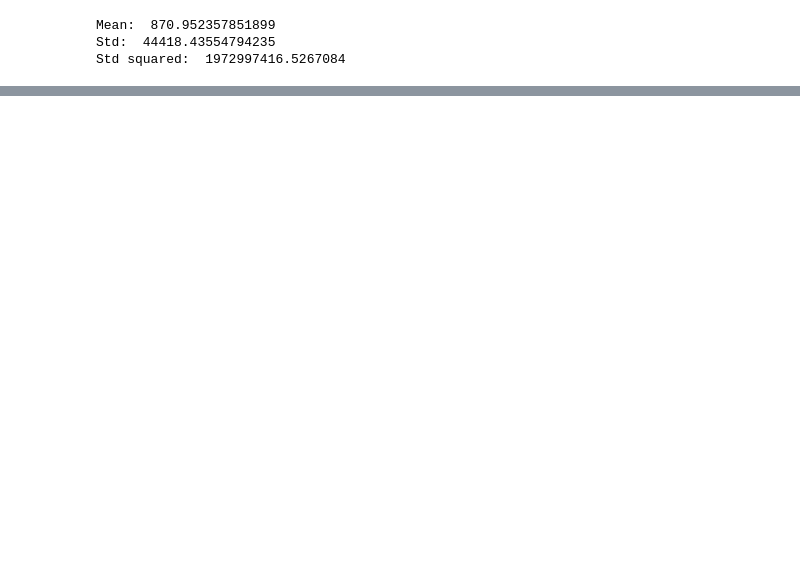
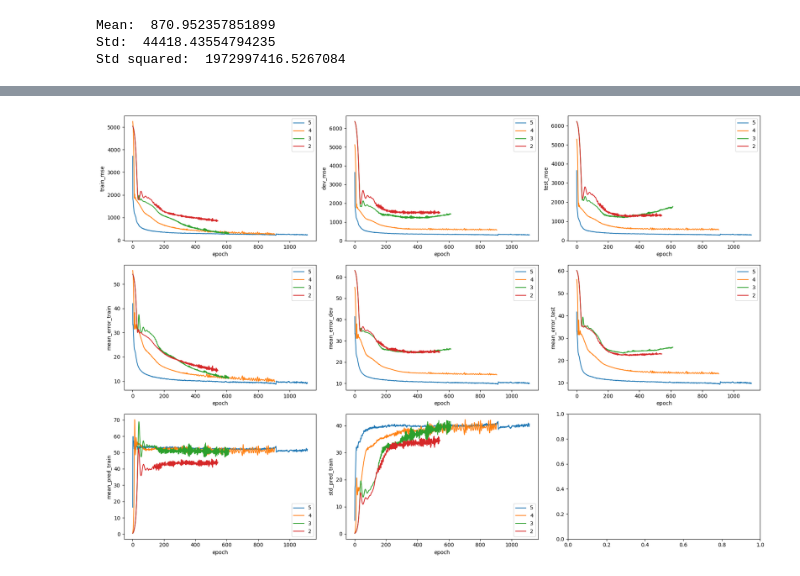
Before and after one commit to muraronicola/Approximating-volume-computations-via-GNNs, a Jupyter notebook: AnalyzeData.ipynb, the cells around one changed output, grey strips where cells are left out. Cells and saved outputs as stored; diff of their text form; code cells hidden in the pictures; blank space fills up the shorter version.

```diff
--- a/AnalyzeData.ipynb
+++ b/AnalyzeData.ipynb
@@ -30,6 +35,17 @@ x = np.load(base_path + folder_name + file_name + "_x.npy", allow_pickle=True)
 y = np.load(base_path + folder_name + file_name+ "_y.npy", allow_pickle=True)
 
 run = pd.read_csv("./runs/run" + str(run_id) + ".csv")
+if run_id_prev_1 > 0:
+    prev_run = pd.read_csv("./runs/run" + str(run_id_prev_1) + ".csv")
+
+if run_id_prev_2 > 0:
+    prev_run_2 = pd.read_csv("./runs/run" + str(run_id_prev_2) + ".csv")
+
+if run_id_prev_3 > 0:
+    prev_run_3 = pd.read_csv("./runs/run" + str(run_id_prev_3) + ".csv")
+
+if run_id_prev_4 > 0:
+    prev_run_4 = pd.read_csv("./runs/run" + str(run_id_prev_4) + ".csv")
 
 
 print("Mean: ", np.mean(y))
@@ -84,0 +116,78 @@ figure2.tight_layout()
+# %%
+figure2, ax2 = plt.subplots(3, 3, figsize=(18, 12))
+
+sns.lineplot(data=run, x="epoch", y="train_mse", ax=ax2[0, 0], label=run_id)
+sns.lineplot(data=run, x="epoch", y="dev_mse", ax=ax2[0, 1], label=run_id)
+sns.lineplot(data=run, x="epoch", y="test_mse", ax=ax2[0, 2], label=run_id)
+
+run_id_prev_4 = 0
+#run_id_prev_3 = 0
+#run_id_prev_2 = 0
+
+if run_id_prev_1 > 0:
+    sns.lineplot(data=prev_run, x="epoch", y="train_mse", ax=ax2[0, 0], label=run_id_prev_1)
+    sns.lineplot(data=prev_run, x="epoch", y="dev_mse", ax=ax2[0, 1], label=run_id_prev_1)
+    sns.lineplot(data=prev_run, x="epoch", y="test_mse", ax=ax2[0, 2], label=run_id_prev_1)
+if run_id_prev_2 > 0:
+    sns.lineplot(data=prev_run_2, x="epoch", y="train_mse", ax=ax2[0, 0], label=run_id_prev_2)
+    sns.lineplot(data=prev_run_2, x="epoch", y="dev_mse", ax=ax2[0, 1], label=run_id_prev_2)
+    sns.lineplot(data=prev_run_2, x="epoch", y="test_mse", ax=ax2[0, 2], label=run_id_prev_2)
+if run_id_prev_3 > 0:
+    sns.lineplot(data=prev_run_3, x="epoch", y="train_mse", ax=ax2[0, 0], label=run_id_prev_3)
+    sns.lineplot(data=prev_run_3, x="epoch", y="dev_mse", ax=ax2[0, 1], label=run_id_prev_3)
+    sns.lineplot(data=prev_run_3, x="epoch", y="test_mse", ax=ax2[0, 2], label=run_id_prev_3)
+if run_id_prev_4 > 0:
+    sns.lineplot(data=prev_run_4, x="epoch", y="train_mse", ax=ax2[0, 0], label=run_id_prev_4)
+    sns.lineplot(data=prev_run_4, x="epoch", y="dev_mse", ax=ax2[0, 1], label=run_id_prev_4)
+    sns.lineplot(data=prev_run_4, x="epoch", y="test_mse", ax=ax2[0, 2], label=run_id_prev_4)
+
+
+
+sns.lineplot(data=run, x="epoch", y="mean_error_train", ax=ax2[1, 0], label=run_id)
+sns.lineplot(data=run, x="epoch", y="mean_error_dev", ax=ax2[1, 1], label=run_id)
+sns.lineplot(data=run, x="epoch", y="mean_error_test", ax=ax2[1, 2], label=run_id)
+if run_id_prev_1 > 0:
+    sns.lineplot(data=prev_run, x="epoch", y="mean_error_train", ax=ax2[1, 0], label=run_id_prev_1)
+    sns.lineplot(data=prev_run, x="epoch", y="mean_error_dev", ax=ax2[1, 1], label=run_id_prev_1)
+    sns.lineplot(data=prev_run, x="epoch", y="mean_error_test", ax=ax2[1, 2], label=run_id_prev_1)
+
+if run_id_prev_2 > 0:
+    sns.lineplot(data=prev_run_2, x="epoch", y="mean_error_train", ax=ax2[1, 0], label=run_id_prev_2)
+    sns.lineplot(data=prev_run_2, x="epoch", y="mean_error_dev", ax=ax2[1, 1], label=run_id_prev_2)
+    sns.lineplot(data=prev_run_2, x="epoch", y="mean_error_test", ax=ax2[1, 2], label=run_id_prev_2)
+
+if run_id_prev_3 > 0:
+    sns.lineplot(data=prev_run_3, x="epoch", y="mean_error_train", ax=ax2[1, 0], label=run_id_prev_3)
+    sns.lineplot(data=prev_run_3, x="epoch", y="mean_error_dev", ax=ax2[1, 1], label=run_id_prev_3)
+    sns.lineplot(data=prev_run_3, x="epoch", y="mean_error_test", ax=ax2[1, 2], label=run_id_prev_3)
+
+if run_id_prev_4 > 0:
+    sns.lineplot(data=prev_run_4, x="epoch", y="mean_error_train", ax=ax2[1, 0], label=run_id_prev_4)
+    sns.lineplot(data=prev_run_4, x="epoch", y="mean_error_dev", ax=ax2[1, 1], label=run_id_prev_4)
+    sns.lineplot(data=prev_run_4, x="epoch", y="mean_error_test", ax=ax2[1, 2], label=run_id_prev_4)
+
+
+sns.lineplot(data=run, x="epoch", y="mean_pred_train", ax=ax2[2, 0], label=run_id)
+if run_id_prev_1 > 0:
+    sns.lineplot(data=prev_run, x="epoch", y="mean_pred_train", ax=ax2[2, 0], label=run_id_prev_1)
+if run_id_prev_2 > 0:
+    sns.lineplot(data=prev_run_2, x="epoch", y="mean_pred_train", ax=ax2[2, 0], label=run_id_prev_2)
+if run_id_prev_3 > 0:
+    sns.lineplot(data=prev_run_3, x="epoch", y="mean_pred_train", ax=ax2[2, 0], label=run_id_prev_3)
+if run_id_prev_4 > 0:
+    sns.lineplot(data=prev_run_4, x="epoch", y="mean_pred_train", ax=ax2[2, 0], label=run_id_prev_4)
+
+
+sns.lineplot(data=run, x="epoch", y="std_pred_train", ax=ax2[2, 1], label=run_id)
+if run_id_prev_1 > 0:
+    sns.lineplot(data=prev_run, x="epoch", y="std_pred_train", ax=ax2[2, 1], label=run_id_prev_1)
+if run_id_prev_2 > 0:
+    sns.lineplot(data=prev_run_2, x="epoch", y="std_pred_train", ax=ax2[2, 1], label=run_id_prev_2)
+if run_id_prev_3 > 0:
+    sns.lineplot(data=prev_run_3, x="epoch", y="std_pred_train", ax=ax2[2, 1], label=run_id_prev_3)
+if run_id_prev_4 > 0:
+    sns.lineplot(data=prev_run_4, x="epoch", y="std_pred_train", ax=ax2[2, 1], label=run_id_prev_4)
+
+figure2.tight_layout()
+# %% [output]
+[figure, added]
```
Also changed, not shown: parts of 4 cells of this notebook, 31 other files.
